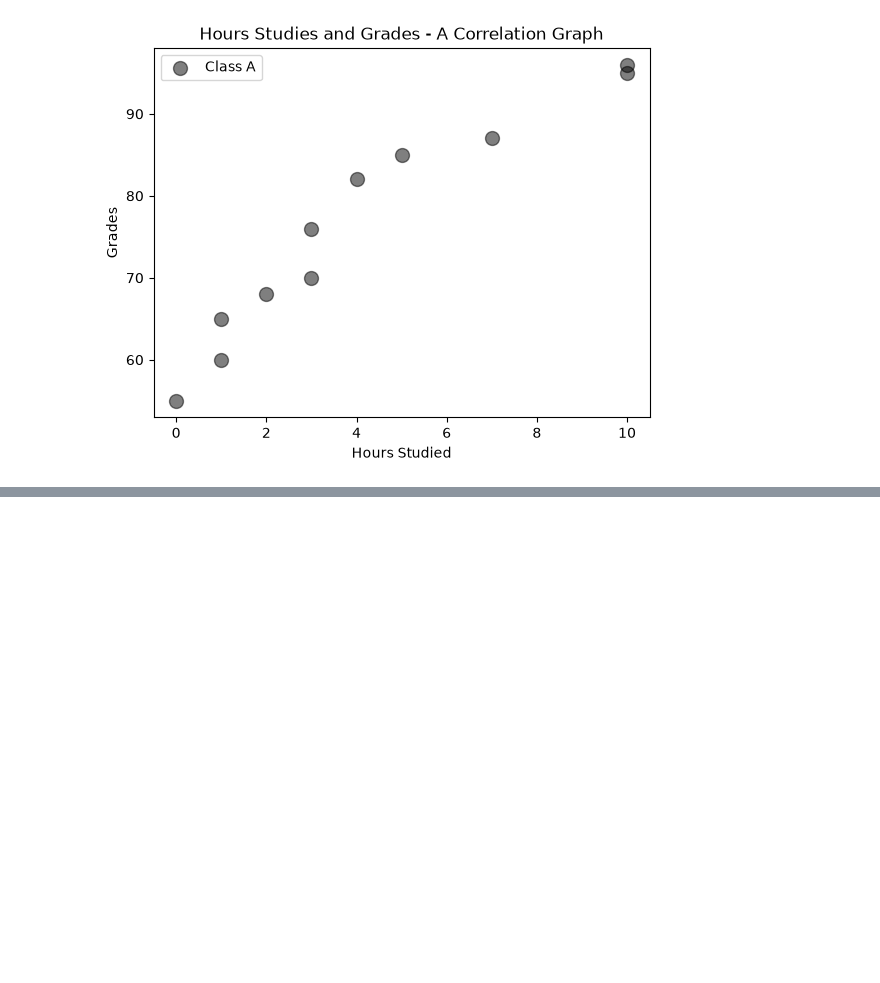
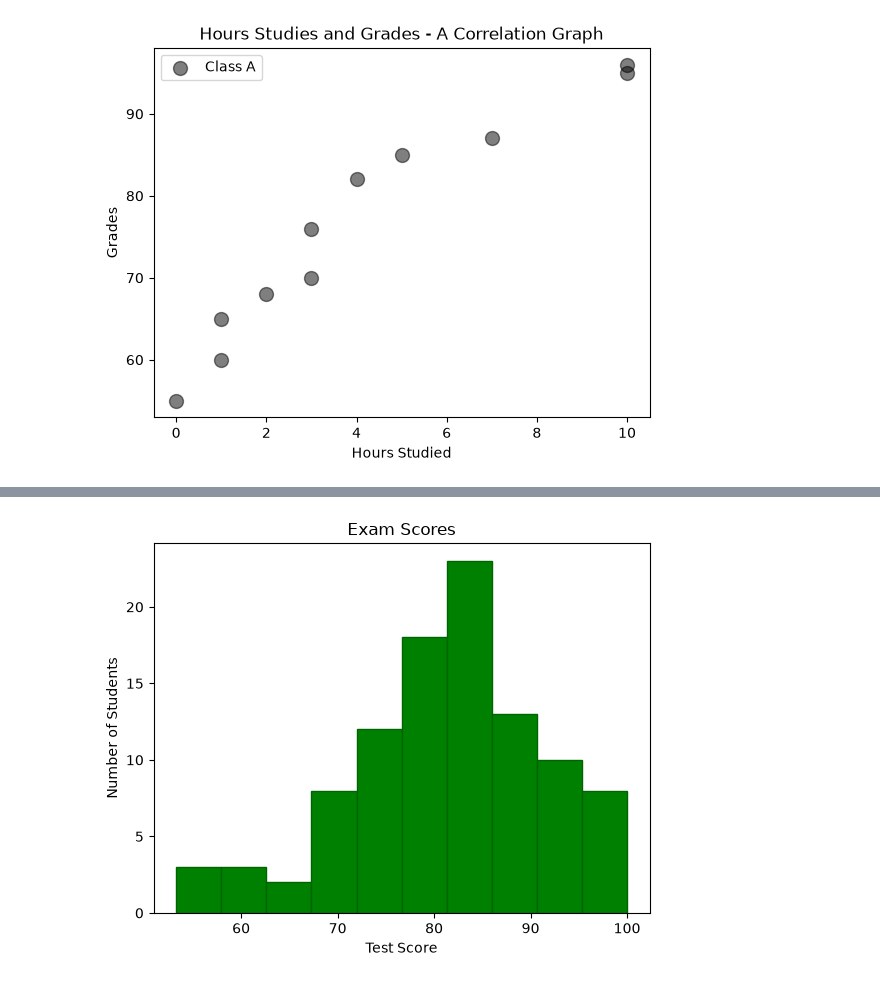
Before and after one commit to swasthiksujan/matplotlib-custom-documentation, a Jupyter notebook: matplotlib_custom_documentation.ipynb, the cells around one changed output, grey strips where cells are left out. Cells and saved outputs as stored; diff of their text form; code cells hidden in the pictures; blank space fills up the shorter version.

Commit message:
Added other types of graphs, removed graph outputs

```diff
--- a/matplotlib_custom_documentation.ipynb
+++ b/matplotlib_custom_documentation.ipynb
@@ -243,0 +253,14 @@ plt.show()
+# %%
+test_scores = np.random.normal(loc=80, scale=10, size=100) # loc -> average, scale -> standard deviation, size -> size
+test_scores = np.clip(test_scores, 0, 100) # clips or cutts off the values -> np.clip(array, <what to do below 0>, <what to do above 100>)
+
+plt.title("Exam Scores")
+plt.xlabel("Test Score")
+plt.ylabel("Number of Students")
+plt.hist(test_scores, bins=10,
+         color="green",
+         edgecolor="darkgreen")
+
+plt.show()
+# %% [output]
+[figure, added]
```
Also changed, not shown: parts of 5 cells of this notebook, 1 other file.
